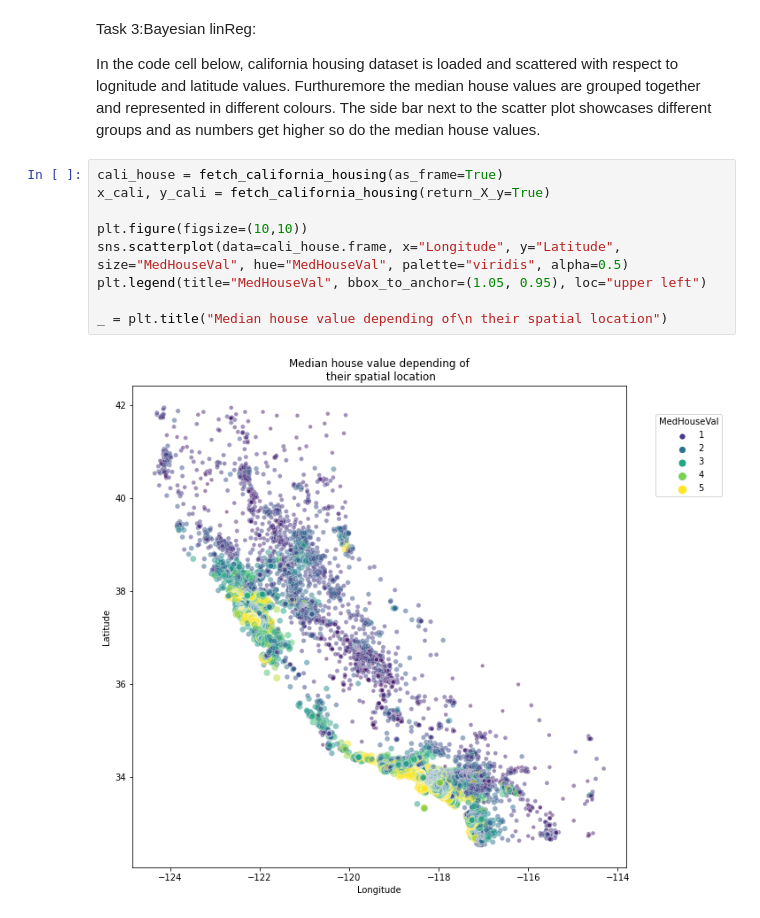
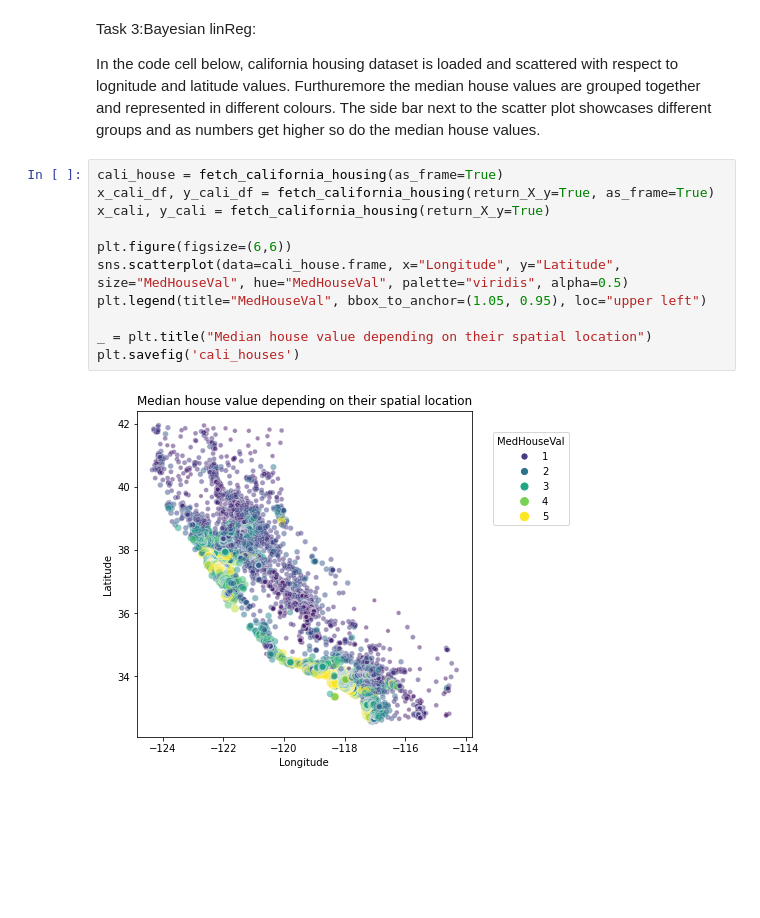
Before and after one commit to RadShiadeh/MLCW, a Jupyter notebook: cw.ipynb, the cells around one changed output. Cells and saved outputs as stored; diff of their text form; blank space fills up the shorter version.

```diff
--- a/cw.ipynb
+++ b/cw.ipynb
@@ -635,15 +738,17 @@ Task 3:Bayesian linReg:
 In the code cell below, california housing dataset is loaded and scattered with respect to lognitude and latitude values. Furthuremore the median house values are grouped together and represented in different colours. The side bar next to the scatter plot showcases different groups and as numbers get higher so do the median house values.
 # %%
 cali_house = fetch_california_housing(as_frame=True)
+x_cali_df, y_cali_df = fetch_california_housing(return_X_y=True, as_frame=True)
 x_cali, y_cali = fetch_california_housing(return_X_y=True)
 
-plt.figure(figsize=(10,10))
+plt.figure(figsize=(6,6))
 sns.scatterplot(data=cali_house.frame, x="Longitude", y="Latitude", size="MedHouseVal", hue="MedHouseVal", palette="viridis", alpha=0.5)
 plt.legend(title="MedHouseVal", bbox_to_anchor=(1.05, 0.95), loc="upper left")
 
-_ = plt.title("Median house value depending of\n their spatial location")
+_ = plt.title("Median house value depending on their spatial location")
+plt.savefig('cali_houses')
 # %% [output]
-[figure, old version]
+[figure, new version]
 # %% [markdown]
 2.3.1:
 
```
Also changed, not shown: parts of 36 cells of this notebook.
